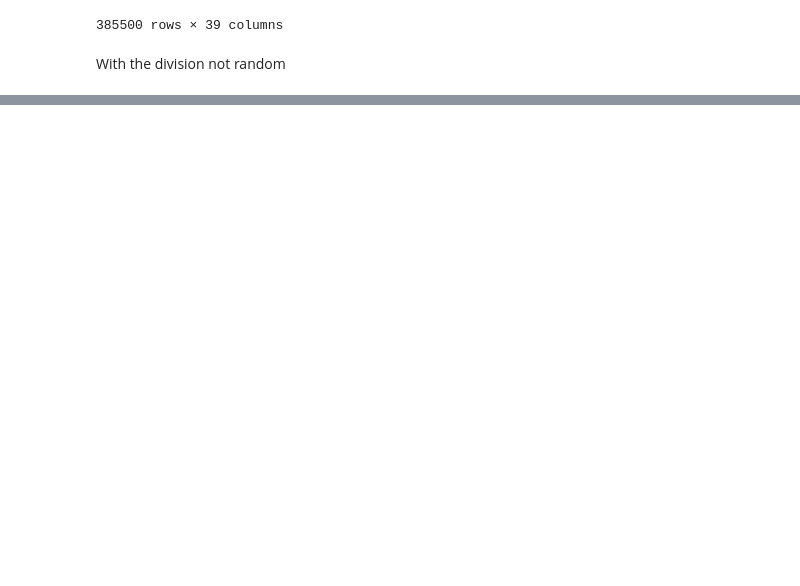
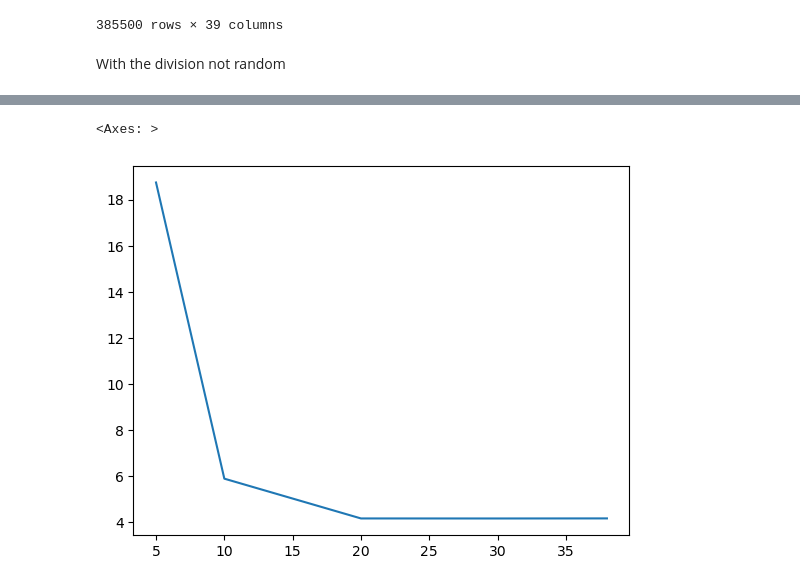
Before and after one commit to Gin549/DsLabProejct, a Jupyter notebook: scripts/jupyter_tests/Test_field_normalized.ipynb, the cells around one changed output, grey strips where cells are left out. Saved outputs shown, nothing was run; the diff lists cells and outputs as text; code cells hidden in the pictures; blank space fills up the shorter version.

```diff
--- a/scripts/jupyter_tests/Test_field_normalized.ipynb
+++ b/scripts/jupyter_tests/Test_field_normalized.ipynb
@@ -420,0 +636,26 @@ maskTraining = boolMaskTrSet(dev)
+# %%
+trainSet = dev_df_proc_max.iloc[maskTraining,:]
+TestSet = dev_df_proc_max.iloc[maskTest,:]
+y_train = trainSet[["x", "y"]]
+X_train = trainSet.drop(["x", "y"], axis=1)
+y_val = TestSet[["x", "y"]]
+X_val = TestSet.drop(["x", "y"], axis=1)
+list_max_depth = [5, 10, 20, 30, None]
+list_results = []
+
+for depth in list_max_depth:
+    start_time = datetime.datetime.now().replace(microsecond=0)
+    regr_max = RandomForestRegressor(random_state=42, n_estimators=100, criterion="squared_error", max_features="sqrt", max_depth=depth)
+
+    regr_max.fit(X_train, y_train)
+    y_pred = regr_max.predict(X_val)
+
+    print("Normalized by maxpmax:")
+    med = (
+        np.sqrt(np.sum(np.power(y_val - y_pred, 2), axis=1)).sum() / y_pred.shape[0]
+    )
+    list_results.append(med)
+    print(med)
+    end_time = datetime.datetime.now().replace(microsecond=0)
+    print("Time for the computations:")
+    print(end_time-start_time)
@@ -420,0 +683,6 @@ maskTraining = boolMaskTrSet(dev)
+# %%
+list_max_depth[-1]=38
+sns.lineplot(x = list_max_depth, y = list_results)
+# %% [output]
+<Axes: >
+[figure, added]
```
Also changed, not shown: parts of 8 cells of this notebook, 3 other files.
